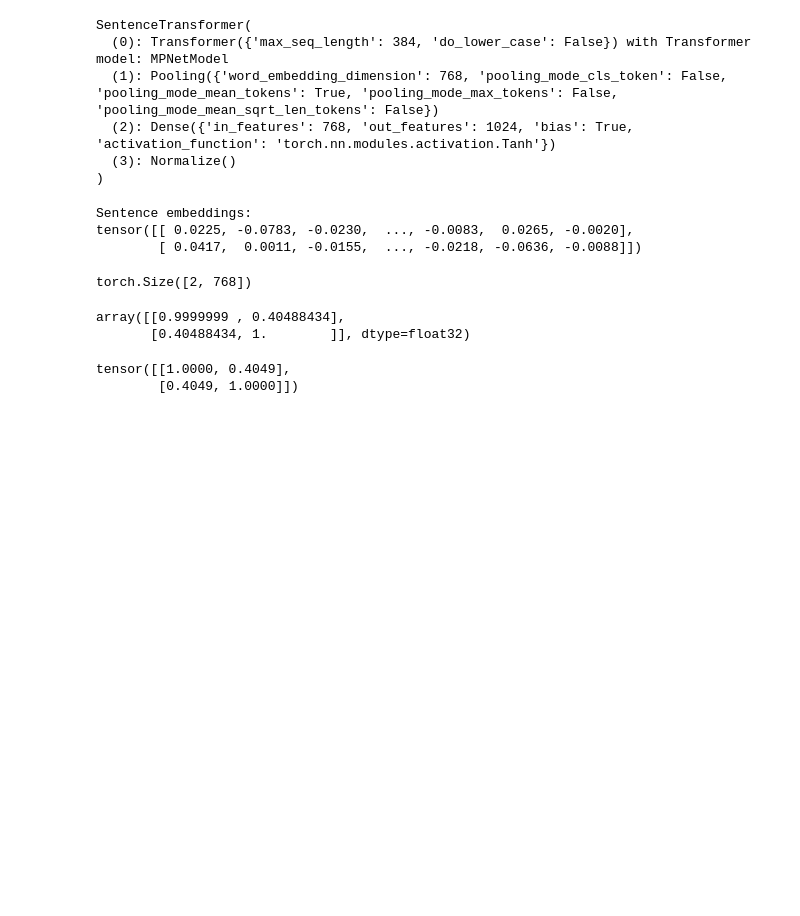
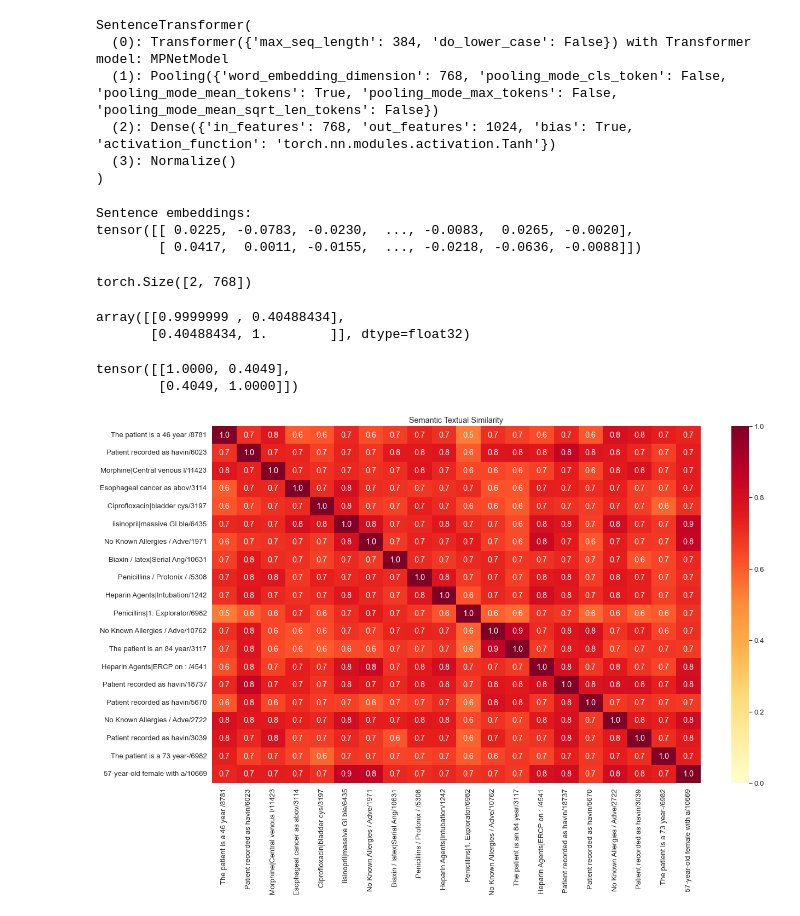
Before and after one commit to jplasser/CNEP, a Jupyter notebook: src/notebooks/Semantic Similarity with TF-Hub Universal Encoder.ipynb, the cells around one changed output. Drawn from its saved outputs; the diff is of its cells as text; code cells hidden in the pictures; blank space fills up the shorter version.

```diff
--- a/src/notebooks/Semantic Similarity with TF-Hub Universal Encoder.ipynb
+++ b/src/notebooks/Semantic Similarity with TF-Hub Universal Encoder.ipynb
@@ -619,7 +626,7 @@ SentenceTransformer(
 # %%
 import pickle
 
-df = pickle.load(open('/home/thetaphipsi/MasterAI/src/CNEP/src/data/mimic3/full_train_data.pickle', 'rb'))
+df = pickle.load(open('/Users/jplasser/Documents/AI Master/WS2021/MastersThesis/code.nosync/CNEP/src/data/mimic3/full_train_data_unique.pickle', 'rb'))
 # %%
 notes = df['notes']
 messages = []
@@ -762,3 +779,8 @@ sentence_embeddings @ sentence_embeddings.T
 # %% [output]
 tensor([[1.0000, 0.4049],
         [0.4049, 1.0000]])
+# %%
+messages = df['notes'][:-1:len(df['notes'])//20]
+run_and_plot_se(messages)
+# %% [output]
+[figure, added]
```
Also changed, not shown: parts of 9 cells of this notebook, 3 other files.
